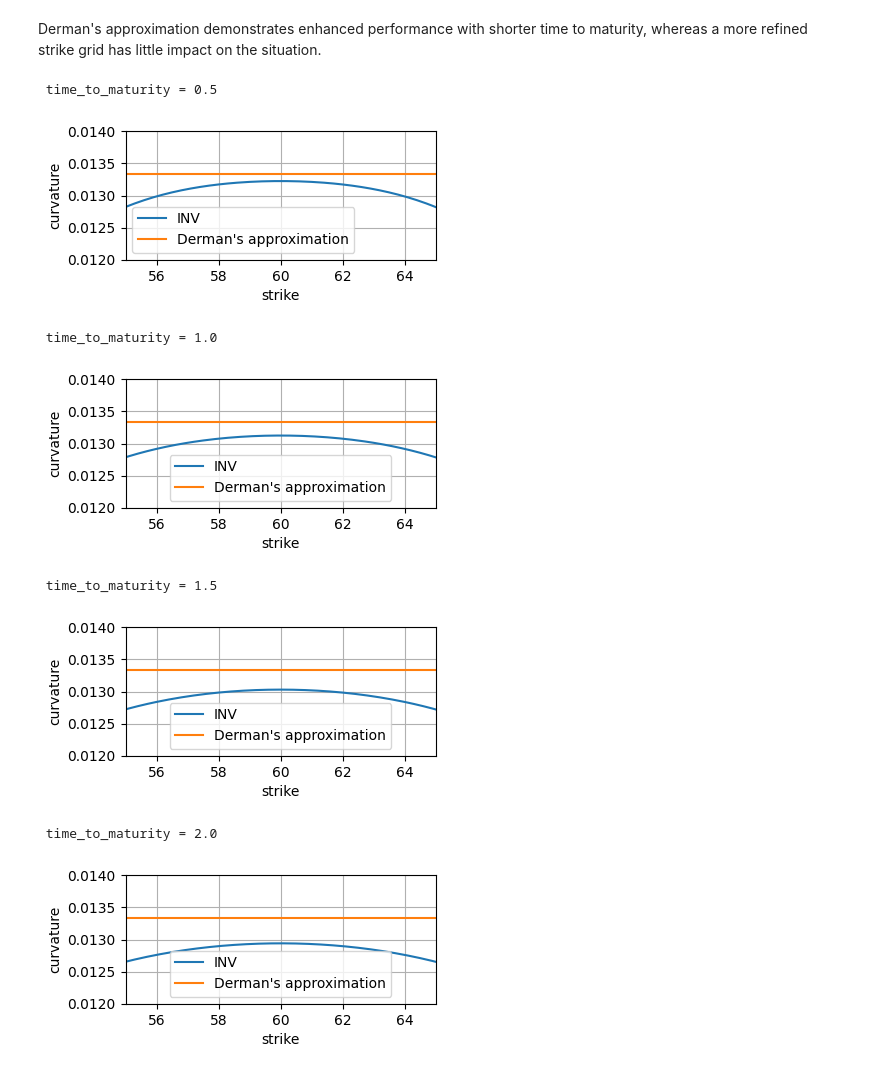
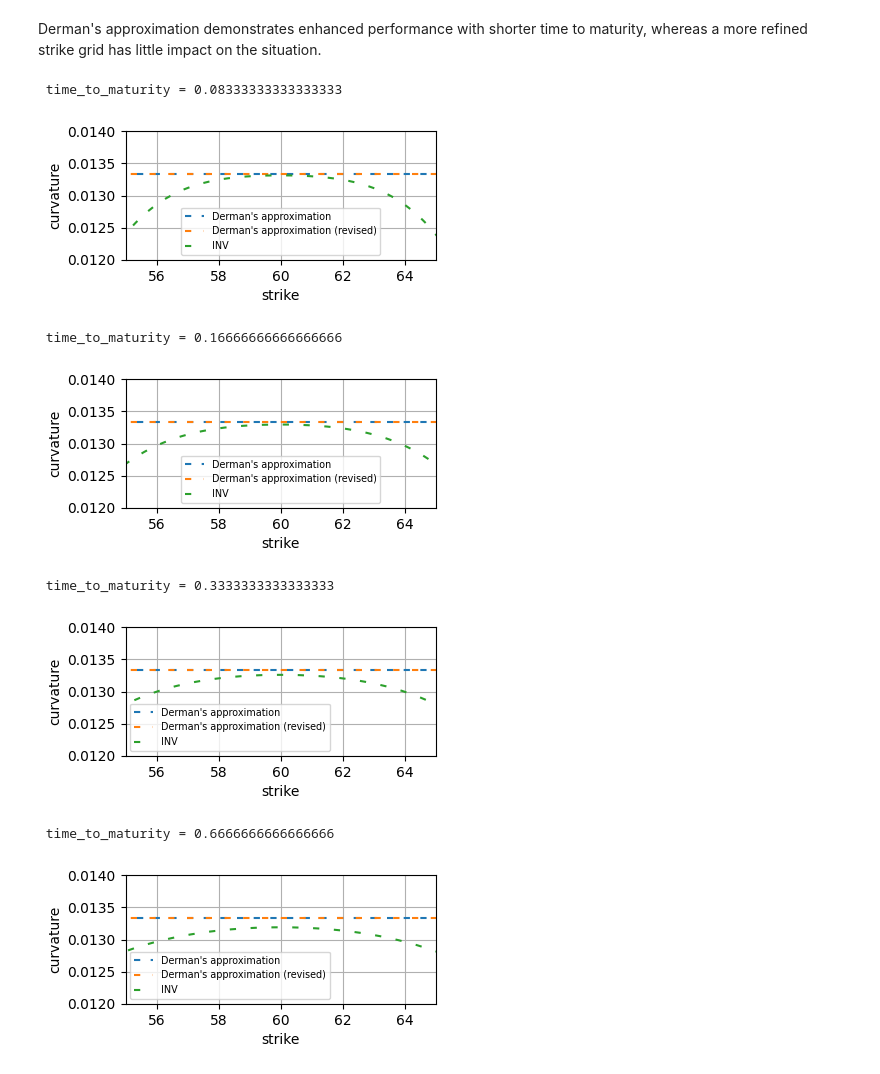
Before and after one commit to WuYenSun/Derman_Approximation_on_QNM, a Jupyter notebook: Derman’s_Approximation_on_QNM.ipynb, the cells around one changed output. Cells and saved outputs as stored; diff of their text form; code cells hidden in the pictures.

```diff
--- a/Derman’s_Approximation_on_QNM.ipynb
+++ b/Derman’s_Approximation_on_QNM.ipynb
@@ -180,6 +180,10 @@ sig_qnm = lambda f : sig_atm + a + b*f + c*f**2
 
 # Derman's approximation
 derman = lambda k : sig_atm + a + b/2*(k + futures_price) + c/3*(k**2 + k*futures_price + futures_price**2)
+
+# Derman's approximation (revised)
+derman_revised = lambda k : sig_atm + a + b/2*(k + futures_price) +\
+                               c/3*(k**2 + k*futures_price + futures_price**2 + time_to_maturity*sig_atm**2/2)
 
 
 # plot the local vol
@@ -224,16 +228,18 @@ plt.show()
 list_inv_qnm = []
 for stirke_, qnm_ in zip(arr_f, arr_qnm_call):
     list_inv_qnm.append(implied_volatility(qnm_, futures_price, stirke_, risk_free_rate, time_to_maturity,
-                                                  option_type = 'call', model = 'bachelier', method='fsolve', disp=True))
+                                                  option_type = 'call', model = 'bachelier', method='brent', disp=True))
 arr_inv_qnm = np.array(list_inv_qnm)
 
-# plot the local vol, the INV, and the Derman's approximation
+# plot the local vol, the INV, and the Derman's approximations
 arr_derman = derman(arr_f)
+arr_derman_revised = derman_revised(arr_f)
 plt.figure(figsize=(12,5))
 
-plt.plot(arr_f, arr_inv_qnm, label = 'INV')
-plt.plot(arr_f, arr_derman, label = 'Derman\'s approximation')
-plt.plot(arr_f, sig_qnm(arr_f), label = 'local vol')
+plt.plot(arr_f, arr_derman, label = 'Derman\'s approximation', linestyle = (0,(3,5)))
+plt.plot(arr_f, arr_derman_revised, label = 'Derman\'s approximation (revised)', linestyle = (0,(3,6)))
+plt.plot(arr_f, arr_inv_qnm, label = 'INV', linestyle = (0,(3,7)))
+plt.plot(arr_f, sig_qnm(arr_f), label = 'local vol', linestyle = (0,(3,8)))
 
 plt.xlabel('futures price / strike price')
 plt.ylabel('volatility')
@@ -248,13 +254,15 @@ plt.show()
 # %%
-# compute the corresponding curvatures across strikes for INV and Derman's approximation
+# compute the corresponding curvatures across strikes for INV and Derman's approximations
 arr_curve_inv = (arr_inv_qnm[2:] + arr_inv_qnm[:-2] - 2*arr_inv_qnm[1:-1])/step_f**2
 arr_curve_derman = (arr_derman[2:] + arr_derman[:-2] - 2*arr_derman[1:-1])/step_f**2
+arr_curve_derman_revised = (arr_derman_revised[2:] + arr_derman_revised[:-2] - 2*arr_derman_revised[1:-1])/step_f**2
 
-# plot the curvatures for INV and Derman's approximation
+# plot the curvatures for INV and Derman's approximations
 plt.figure(figsize=(12,5))
 
-plt.plot(arr_f[1:-1], arr_curve_inv, label = 'INV')
-plt.plot(arr_f[1:-1], arr_curve_derman, label = 'Derman\'s approximation')
+plt.plot(arr_f[1:-1], arr_curve_derman, label = 'Derman\'s approximation', linestyle = (0,(3,5)))
+plt.plot(arr_f[1:-1], arr_curve_derman_revised, label = 'Derman\'s approximation (revised)', linestyle = (0,(3,6)))
+plt.plot(arr_f[1:-1], arr_curve_inv, label = 'INV', linestyle = (0,(3,7)))
 
 plt.xlabel('strike')
 plt.ylabel('curvature')
@@ -269,48 +277,51 @@ plt.show()
 # %% [markdown]
 Derman's approximation demonstrates enhanced performance with shorter time to maturity, whereas a more refined strike grid has little impact on the situation.
 # %%
-list_time_to_maturity = [0.5, 1.0, 1.5, 2.0]
+list_time_to_maturity = [1/12, 2/12, 4/12, 8/12]
 
 for time_to_maturity in list_time_to_maturity:
 
     # compute call prices across strikes
     qnm = QNM(futures_price, sig_atm, a, b, c, risk_free_rate, time_to_maturity)
     arr_qnm_call = qnm.option_pricer(K = arr_f, option_type = 'call')
 
-    # compute the corresponding INVs across strikes
+    # compute the corresponding INVs and Derman's approximations across strikes
     list_inv_qnm = []
     for stirke_, qnm_ in zip(arr_f, arr_qnm_call):
         list_inv_qnm.append(implied_volatility(qnm_, futures_price, stirke_, risk_free_rate, time_to_maturity,
-                                                    option_type = 'call', model = 'bachelier', method='fsolve', disp=True))
+                                                    option_type = 'call', model = 'bachelier', method='brent', disp=True))
     arr_inv_qnm = np.array(list_inv_qnm)
     arr_derman = derman(arr_f)
+    arr_derman_revised = derman_revised(arr_f)
 
     # compute the corresponding curvatures across strikes for INV and Derman's approximation
     arr_curve_inv = (arr_inv_qnm[2:] + arr_inv_qnm[:-2] - 2*arr_inv_qnm[1:-1])/step_f**2
     arr_curve_derman = (arr_derman[2:] + arr_derman[:-2] - 2*arr_derman[1:-1])/step_f**2
+    arr_curve_derman_revised = (arr_derman_revised[2:] + arr_derman_revised[:-2] - 2*arr_derman_revised[1:-1])/step_f**2
 
     # plot the curvatures for INV and Derman's approximation
     print(f'\n time_to_maturity = {time_to_maturity}')
     plt.figure(figsize=(12/3, 5/3))
 
-    plt.plot(arr_f[1:-1], arr_curve_inv, label = 'INV')
-    plt.plot(arr_f[1:-1], arr_curve_derman, label = 'Derman\'s approximation')
+    plt.plot(arr_f[1:-1], arr_curve_derman, label = 'Derman\'s approximation', linestyle = (0,(3,5)))
+    plt.plot(arr_f[1:-1], arr_curve_derman_revised, label = 'Derman\'s approximation (revised)', linestyle = (0,(3,6)))
+    plt.plot(arr_f[1:-1], arr_curve_inv, label = 'INV', linestyle = (0,(3,7)))
 
     plt.xlabel('strike')
     plt.ylabel('curvature')
     plt.xlim(55,65)
     plt.ylim(0.012,0.014)
     plt.grid()
-    plt.legend()
+    plt.legend(fontsize = 'x-small')
 
     plt.show()
 # %% [output]
- time_to_maturity = 0.5
+ time_to_maturity = 0.08333333333333333
-[figure, old version]
+[figure, new version]
- time_to_maturity = 1.0
+ time_to_maturity = 0.16666666666666666
-[figure, old version]
+[figure, new version]
- time_to_maturity = 1.5
+ time_to_maturity = 0.3333333333333333
-[figure, old version]
+[figure, new version]
- time_to_maturity = 2.0
+ time_to_maturity = 0.6666666666666666
-[figure, old version]
+[figure, new version]
 # %%
```
Also changed, not shown: parts of 3 cells of this notebook, 1 other file.
